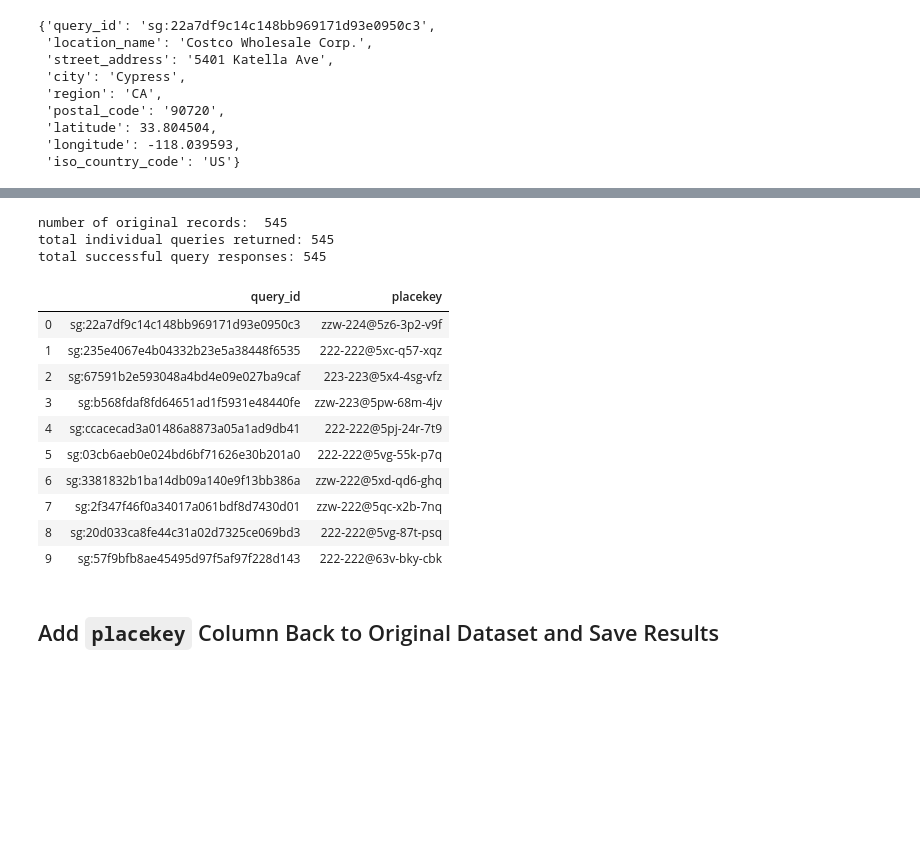
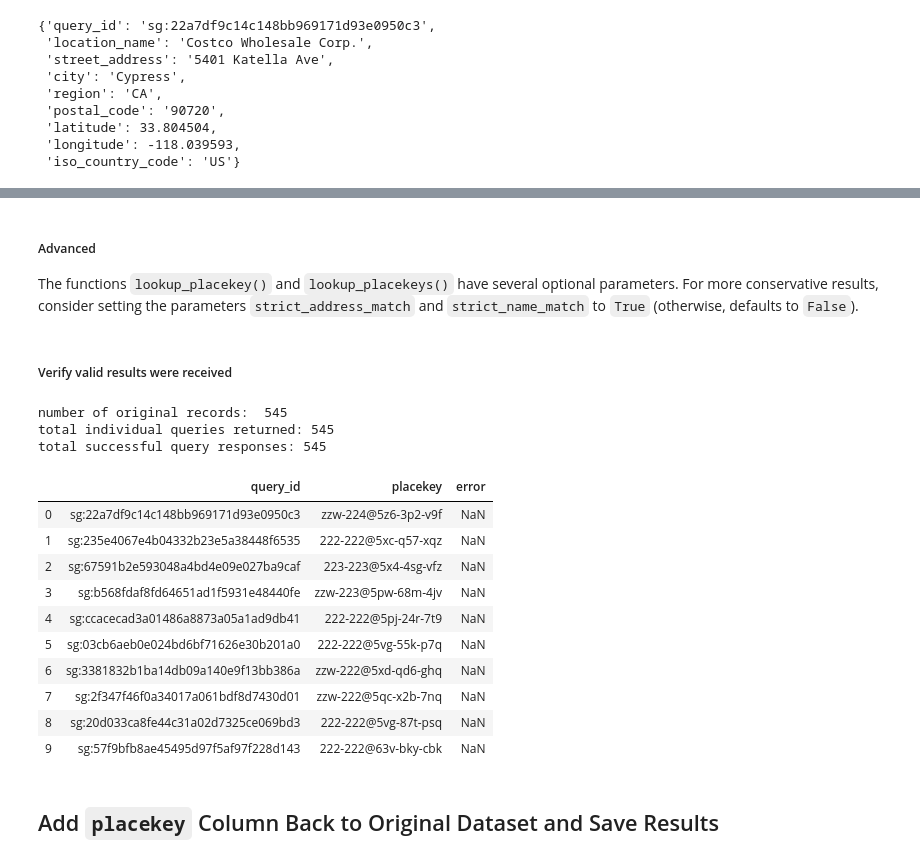
Before and after one commit to Placekey/placekey-notebooks, a Jupyter notebook: notebooks/Adding_Placekey_to_your_POI_dataset_using_python_and_the_Placekey_API.ipynb, the cells around one changed output, grey strips where cells are left out. Cells and saved outputs as stored; diff of their text form; code cells hidden in the pictures; blank space fills up the shorter version.

Commit message:
api called via placekey-py package (#3)

```diff
--- a/notebooks/Adding_Placekey_to_your_POI_dataset_using_python_and_the_Placekey_API.ipynb
+++ b/notebooks/Adding_Placekey_to_your_POI_dataset_using_python_and_the_Placekey_API.ipynb
@@ -40,9 +54,10 @@ import json
 
 Get your Placekey API instantly here: [Register for Placekey API](https://dev.placekey.io/default/register)
 # %%
-api_key = "ENTER YOUR API KEY HERE" # fill this in with your personal API key (do not share publicly)
+placekey_api_key = "ENTER YOUR API KEY HERE" # fill this in with your personal API key (do not share publicly)
+# placekey_api_key = pd.read_csv("/Users/ryansquire/Documents/datasets/demo_keys/squire_placekey_api_key").columns[0] # for original author debugging
 
-# api_key = pd.read_csv("/Users/ryansquire/Documents/datasets/demo_keys/squire_placekey_api_key").columns[0] # for original author debugging
+pk_api = PlacekeyAPI(placekey_api_key)
 # %% [markdown]
 ## Read in Data
 * Define `data_path` and `data_filename`
@@ -246,0 +203,7 @@ example individual query response:
+# %%
+%%time
+responses = pk_api.lookup_placekeys(data_jsoned,
+                                    strict_address_match=False,
+                                    strict_name_match=False,
+                                    verbose=True)
+print("Example:", responses[0])
@@ -247,36 +216,40 @@ example individual query response:
+# %% [markdown]
+##### Advanced
+
+The functions `lookup_placekey()` and `lookup_placekeys()` have several optional parameters. For more conservative results, consider setting the parameters `strict_address_match` and `strict_name_match` to `True` (otherwise, defaults to `False`).
+# %% [markdown]
+##### Verify valid results were received
 # %%
-def unnest_and_filter_responses(data_jsoned, responses):
+def clean_api_responses(data_jsoned, responses):
 
-    # un-nest the queries from their batches
     print("number of original records: ", len(data_jsoned))
-    responses_flat = [item for sublist in responses for item in sublist]
-    print("total individual queries returned:", len(responses_flat))
+    print("total individual queries returned:", len(responses))
 
     # filter out invalid responses
-    responses_flat_cleaned = [resp for resp in responses_flat if 'query_id' in resp]
-    print("total successful query responses:", len(responses_flat_cleaned))
-    return(responses_flat_cleaned)
+    responses_cleaned = [resp for resp in responses if 'query_id' in resp]
+    print("total successful query responses:", len(responses_cleaned))
+    return(responses_cleaned)
 
-responses_flat_cleaned = unnest_and_filter_responses(data_jsoned, responses)
+responses_cleaned = clean_api_responses(data_jsoned, responses)
 # %% [output]
 number of original records:  545
 total individual queries returned: 545
 total successful query responses: 545
 # %%
-df_placekeys = pd.read_json(json.dumps(responses_flat_cleaned), dtype={'query_id':str})
+df_placekeys = pd.read_json(json.dumps(responses_cleaned), dtype={'query_id':str})
 df_placekeys.head(10)
 # %% [output]
-|  | query_id | placekey |
-| 0 | sg:22a7df9c14c148bb969171d93e0950c3 | zzw-224@5z6-3p2-v9f |
-| 1 | sg:235e4067e4b04332b23e5a38448f6535 | 222-222@5xc-q57-xqz |
-| 2 | sg:67591b2e593048a4bd4e09e027ba9caf | 223-223@5x4-4sg-vfz |
-| 3 | sg:b568fdaf8fd64651ad1f5931e48440fe | zzw-223@5pw-68m-4jv |
-| 4 | sg:ccacecad3a01486a8873a05a1ad9db41 | 222-222@5pj-24r-7t9 |
-| 5 | sg:03cb6aeb0e024bd6bf71626e30b201a0 | 222-222@5vg-55k-p7q |
-| 6 | sg:3381832b1ba14db09a140e9f13bb386a | zzw-222@5xd-qd6-ghq |
-| 7 | sg:2f347f46f0a34017a061bdf8d7430d01 | zzw-222@5qc-x2b-7nq |
-| 8 | sg:20d033ca8fe44c31a02d7325ce069bd3 | 222-222@5vg-87t-psq |
-| 9 | sg:57f9bfb8ae45495d97f5af97f228d143 | 222-222@63v-bky-cbk |
+|  | query_id | placekey | error |
+| 0 | sg:22a7df9c14c148bb969171d93e0950c3 | zzw-224@5z6-3p2-v9f | NaN |
+| 1 | sg:235e4067e4b04332b23e5a38448f6535 | 222-222@5xc-q57-xqz | NaN |
+| 2 | sg:67591b2e593048a4bd4e09e027ba9caf | 223-223@5x4-4sg-vfz | NaN |
+| 3 | sg:b568fdaf8fd64651ad1f5931e48440fe | zzw-223@5pw-68m-4jv | NaN |
+| 4 | sg:ccacecad3a01486a8873a05a1ad9db41 | 222-222@5pj-24r-7t9 | NaN |
+| 5 | sg:03cb6aeb0e024bd6bf71626e30b201a0 | 222-222@5vg-55k-p7q | NaN |
+| 6 | sg:3381832b1ba14db09a140e9f13bb386a | zzw-222@5xd-qd6-ghq | NaN |
+| 7 | sg:2f347f46f0a34017a061bdf8d7430d01 | zzw-222@5qc-x2b-7nq | NaN |
+| 8 | sg:20d033ca8fe44c31a02d7325ce069bd3 | 222-222@5vg-87t-psq | NaN |
+| 9 | sg:57f9bfb8ae45495d97f5af97f228d143 | 222-222@63v-bky-cbk | NaN |
 # %% [markdown]
 ## Add `placekey` Column Back to Original Dataset and Save Results
 # %%
```
Also changed, not shown: parts of 18 cells of this notebook.
